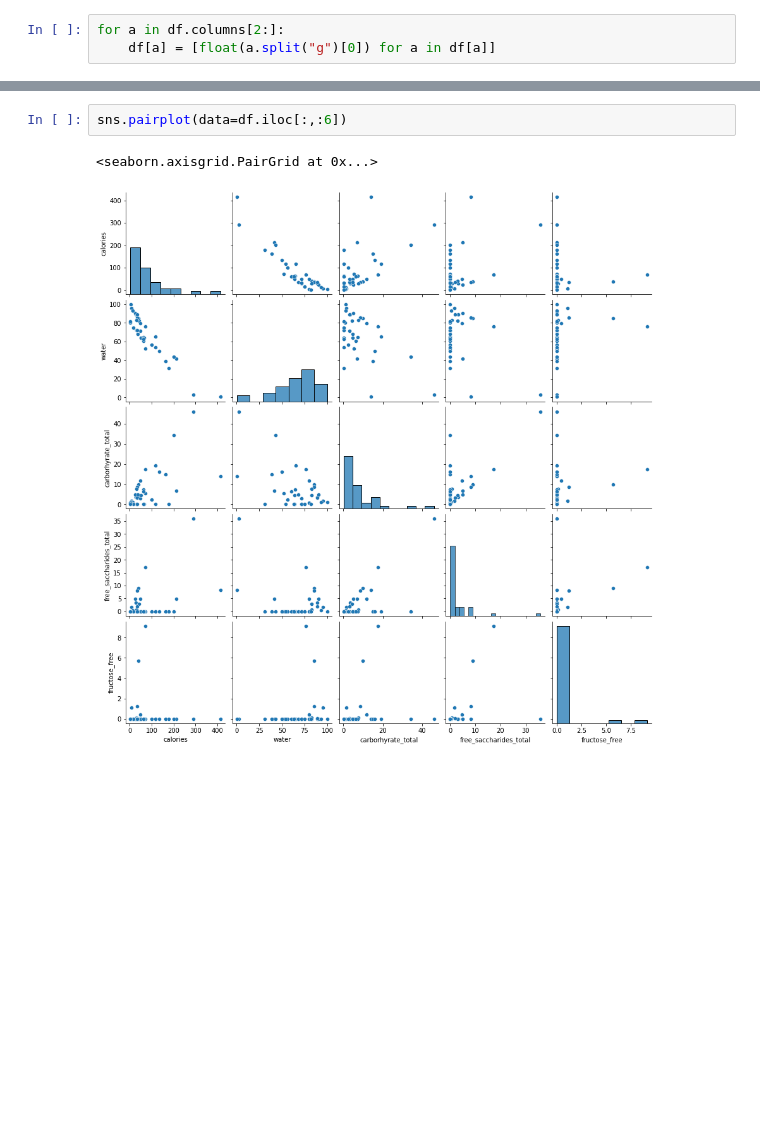
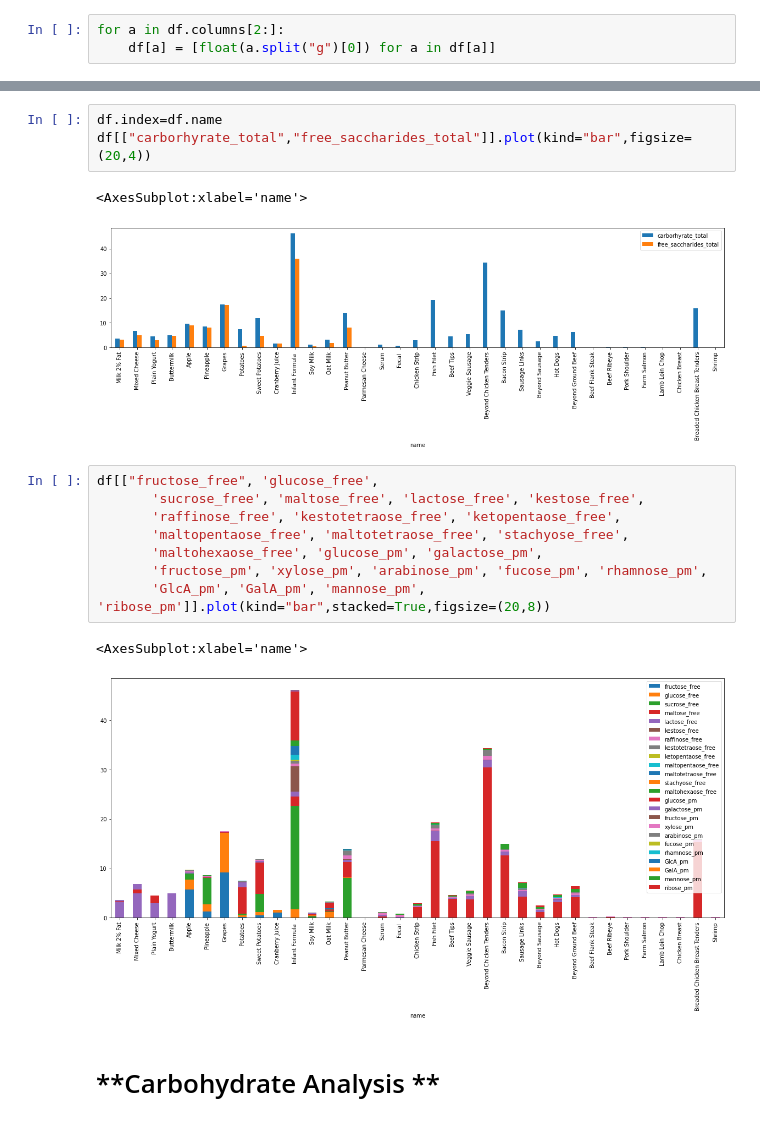
Before and after one commit to asimali004/Kaggle-Competition, a Jupyter notebook: fats-cabd-foods-raw.ipynb, the cells around one changed output, grey strips where cells are left out. Drawn from its saved outputs; the diff is of its cells as text; blank space fills up the shorter version.

```diff
--- a/fats-cabd-foods-raw.ipynb
+++ b/fats-cabd-foods-raw.ipynb
@@ -126,5 +111,19 @@ plt.show()
-# %%
-sns.pairplot(data=df.iloc[:,:6])
-# %% [output]
-<seaborn.axisgrid.PairGrid at 0x...>
-[figure, removed]
+# %%
+df.index=df.name
+df[["carborhyrate_total","free_saccharides_total"]].plot(kind="bar",figsize=(20,4))
+# %% [output]
+<AxesSubplot:xlabel='name'>
+[figure, added]
+# %%
+df[["fructose_free", 'glucose_free',
+       'sucrose_free', 'maltose_free', 'lactose_free', 'kestose_free',
+       'raffinose_free', 'kestotetraose_free', 'ketopentaose_free',
+       'maltopentaose_free', 'maltotetraose_free', 'stachyose_free',
+       'maltohexaose_free', 'glucose_pm', 'galactose_pm',
+       'fructose_pm', 'xylose_pm', 'arabinose_pm', 'fucose_pm', 'rhamnose_pm',
+       'GlcA_pm', 'GalA_pm', 'mannose_pm', 'ribose_pm']].plot(kind="bar",stacked=True,figsize=(20,8))
+# %% [output]
+<AxesSubplot:xlabel='name'>
+[figure, added]
+# %% [markdown]
+# **Carbohydrate Analysis **
```
Also changed, not shown: parts of 20 cells of this notebook.
